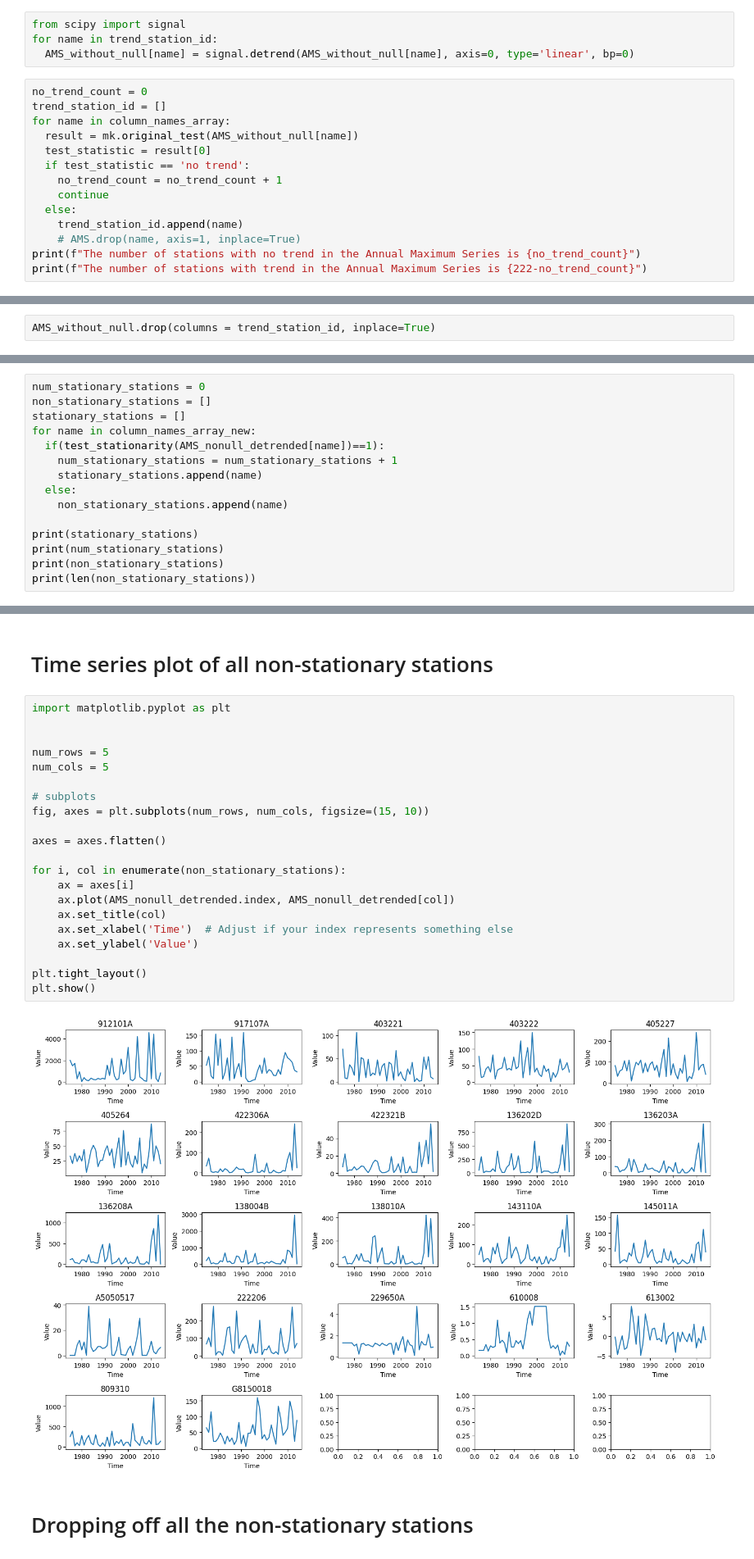
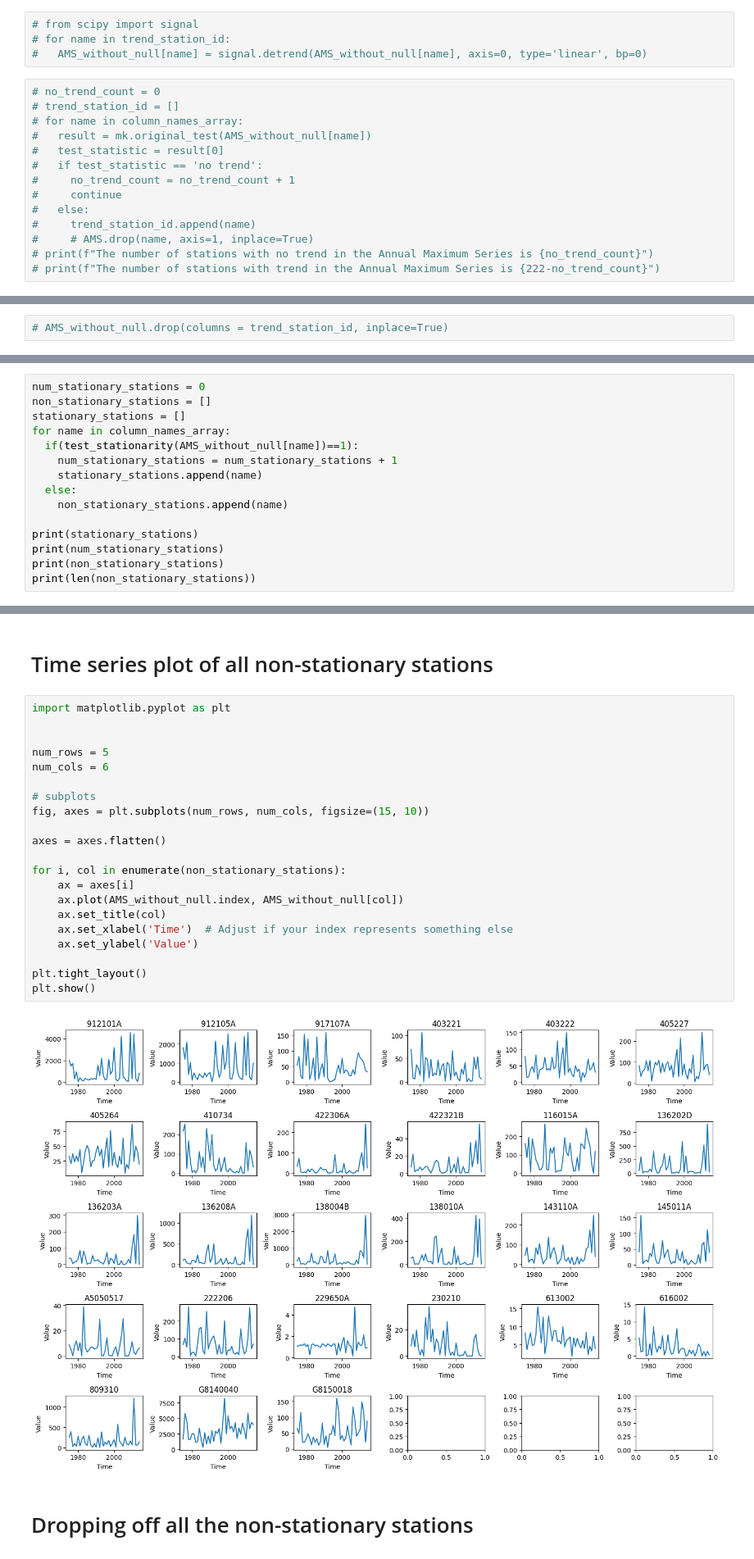
Before and after one commit to Sankalp-2820/Regional-Flood-Frequency-Analysis, a Jupyter notebook: CE6670_Project_Part_1.ipynb, the cells around one changed output, grey strips where cells are left out. Shown: that part at 82% size. Drawn from its saved outputs; the diff is of its cells as text.

```diff
--- a/CE6670_Project_Part_1.ipynb
+++ b/CE6670_Project_Part_1.ipynb
@@ -173,18 +199,18 @@ Station ids with trend are: ['405205', '405238', '406208', '406213', '406214', '
 # %%
-from scipy import signal
-for name in trend_station_id:
-  AMS_without_null[name] = signal.detrend(AMS_without_null[name], axis=0, type='linear', bp=0)
+# from scipy import signal
+# for name in trend_station_id:
+#   AMS_without_null[name] = signal.detrend(AMS_without_null[name], axis=0, type='linear', bp=0)
 # %%
-no_trend_count = 0
-trend_station_id = []
-for name in column_names_array:
-  result = mk.original_test(AMS_without_null[name])
-  test_statistic = result[0]
-  if test_statistic == 'no trend':
-    no_trend_count = no_trend_count + 1
-    continue
-  else:
-    trend_station_id.append(name)
-    # AMS.drop(name, axis=1, inplace=True)
-print(f"The number of stations with no trend in the Annual Maximum Series is {no_trend_count}")
-print(f"The number of stations with trend in the Annual Maximum Series is {222-no_trend_count}")
+# no_trend_count = 0
+# trend_station_id = []
+# for name in column_names_array:
+#   result = mk.original_test(AMS_without_null[name])
+#   test_statistic = result[0]
+#   if test_statistic == 'no trend':
+#     no_trend_count = no_trend_count + 1
+#     continue
+#   else:
+#     trend_station_id.append(name)
+#     # AMS.drop(name, axis=1, inplace=True)
+# print(f"The number of stations with no trend in the Annual Maximum Series is {no_trend_count}")
+# print(f"The number of stations with trend in the Annual Maximum Series is {222-no_trend_count}")
@@ -200,2 +219,2 @@ Station ids with trend are: ['215002', '216002', '236213', '803003']
 # %%
-AMS_without_null.drop(columns = trend_station_id, inplace=True)
+# AMS_without_null.drop(columns = trend_station_id, inplace=True)
@@ -257,8 +264,8 @@ def test_stationarity(ts):
 num_stationary_stations = 0
 non_stationary_stations = []
 stationary_stations = []
-for name in column_names_array_new:
-  if(test_stationarity(AMS_nonull_detrended[name])==1):
+for name in column_names_array:
+  if(test_stationarity(AMS_without_null[name])==1):
     num_stationary_stations = num_stationary_stations + 1
     stationary_stations.append(name)
   else:
@@ -292,26 +302,26 @@ plt.plot(AMS.index[24:],AMS_nonull_detrended['138010A'])
 # %%
 import matplotlib.pyplot as plt
 
 
 num_rows = 5
-num_cols = 5
+num_cols = 6
 
 # subplots
 fig, axes = plt.subplots(num_rows, num_cols, figsize=(15, 10))
 
 axes = axes.flatten()
 
 for i, col in enumerate(non_stationary_stations):
     ax = axes[i]
-    ax.plot(AMS_nonull_detrended.index, AMS_nonull_detrended[col])
+    ax.plot(AMS_without_null.index, AMS_without_null[col])
     ax.set_title(col)
     ax.set_xlabel('Time')  # Adjust if your index represents something else
     ax.set_ylabel('Value')
 
 plt.tight_layout()
 plt.show()
 # %% [output]
-[figure, old version]
+[figure, new version]
 # %% [markdown]
 # Dropping off all the non-stationary stations
 # %%
```
Also changed, not shown: parts of 91 cells of this notebook, 4 other files.
